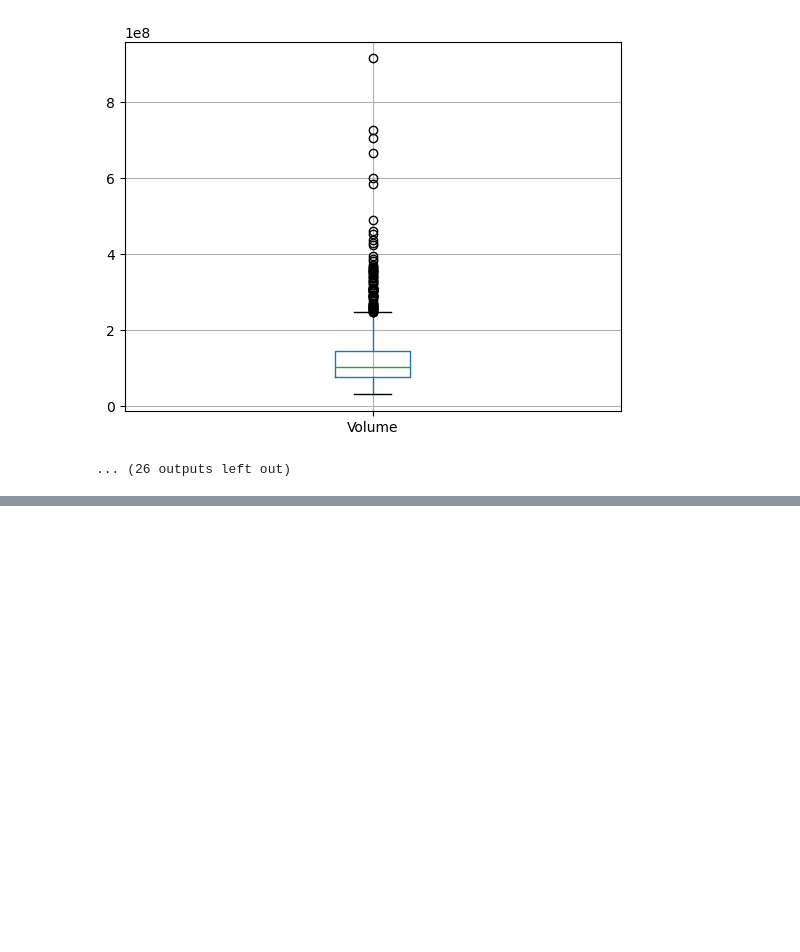
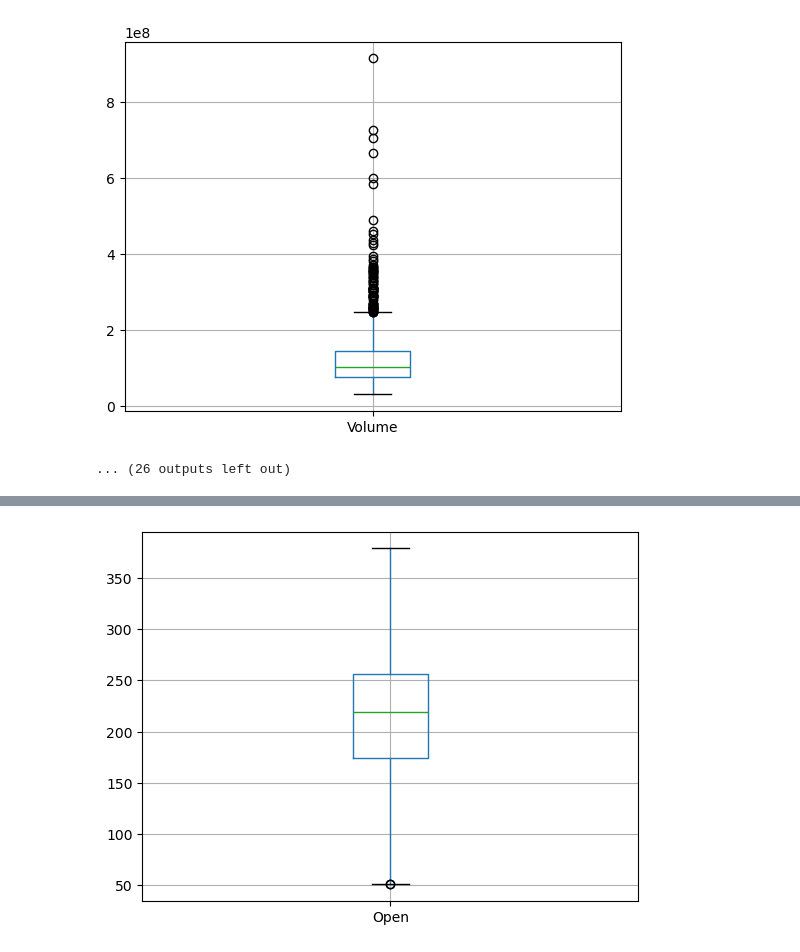
Before and after one commit to TCCCODADA/TCCII, a Jupyter notebook: extraction.ipynb, the cells around one changed output, grey strips where cells are left out. Saved outputs shown, nothing was run; the diff lists cells and outputs as text; code cells hidden in the pictures; blank space fills up the shorter version.

```diff
--- a/extraction.ipynb
+++ b/extraction.ipynb
@@ -210,0 +180,12 @@ Wall time: 224 ms
+# %%
+for arq in lista_arquivos:
+    df = pd.read_csv(f"Base_dados/{arq}")
+    # Remover as colunas que não estão nas colunas oficiais
+    colunas_lixo = [col for col in df.columns if col not in colunas_oficiais]
+
+    if colunas_lixo:
+        df = df.drop(columns=colunas_lixo)
+
+    df.to_csv(f"Base_dados/{arq}", index=True)
+
+df.head()
@@ -272,62 +277,47 @@ Volume
 # lista_arquivos VARIÁVEL COM O NOME DAS BASES
 
 # Colunas para tratar os outliers
-print(type(df))
-print(df)
+# print(type(df))
+# print(df)
 
-# Laço para percorrer cada base de dados
-for i, df in enumerate(lista_arquivos):
-    print(f"Tratando base de dados {i + 1}")
+# Laço para percorrer cada base de dados (cada arquivo)
+for i, arquivo in enumerate(lista_arquivos):
+    print(f"Tratando base de dados {i + 1}: {arquivo}")
+
+    # Carregar o DataFrame a partir do arquivo CSV
+    df = pd.read_csv(f"Base_dados/{arquivo}")
 
     # Percorrer cada coluna que precisa ser tratada
-    for coluna in colunas_para_tratar:
-        # Calcular o IQR para a coluna atual
-        print(coluna)
-        Q1 = df[coluna].quantile(0.25)
-        Q3 = df[coluna].quantile(0.75)
-        IQR = Q3 - Q1
+    for coluna in nome_colunas:
+        # Verificar se a coluna existe no DataFrame (evitar erros)
+        if coluna in df.columns:
+            print(f"Tratando a coluna: {coluna}")
 
-        limite_inferior = Q1 - 1.5 * IQR
-        limite_superior = Q3 + 1.5 * IQR
+            # Calcular o IQR para a coluna atual
+            Q1 = df[coluna].quantile(0.25)
+            Q3 = df[coluna].quantile(0.75)
+            IQR = Q3 - Q1
 
-        # Marcar os outliers como NaN
-        df[coluna] = df[coluna].apply(lambda x: None if (x < limite_inferior or x > limite_superior) else x)
+            limite_inferior = Q1 - 1.5 * IQR
+            limite_superior = Q3 + 1.5 * IQR
 
-        # Interpolar os valores NaN (outliers) usando interpolação linear
-        df[coluna] = df[coluna].interpolate()
+            # Marcar os outliers como NaN
+            df[coluna] = df[coluna].apply(lambda x: None if (x < limite_inferior or x > limite_superior) else x)
+
+            # Interpolar os valores NaN (outliers) usando interpolação linear
+            df[coluna] = df[coluna].interpolate()
+
+        else:
+            print(f"Coluna {coluna} não encontrada no DataFrame.")
 
     # Exibir uma amostra da base tratada para verificação
     print(df.head())
 
-
-
-# # Exemplo com uma coluna de dados 'SMA_10'
-# Q1 = df['Volume'].quantile(0.25)
-# Q3 = df['Volume'].quantile(0.75)
-# IQR = Q3 - Q1
-
-# limite_inferior = Q1 - 1.5 * IQR
-# limite_superior = Q3 + 1.5 * IQR
-
-# # Marcar os outliers como NaN
-# df['Volume'] = df['Volume'].apply(lambda x: None if (x < limite_inferior or x > limite_superior) else x)
-
-# # Interpolar os valores NaN (outliers) usando interpolação linear
-# df['Volume'] = df['Volume'].interpolate()
-
-# # Filtrar e armazenar os outliers
-# # df = df[(df['Volume'] > limite_inferior) & (df['Volume'] < limite_superior)]
-
-# # print(limite_superior)
-# # print(limite_inferior)
-
-# # df.boxplot(column='Volume')
-# plt.show()
-# df.head(20)
-
-# # # Exibir os outliers
-# # print(outliers)
-
+for colout in nome_colunas:
+    a = df.boxplot(column=[colout])
+    print(f"{a}\n{colout}")
+    a = 0
+    plt.show()
 # # # Opcional: Salvar os outliers em um arquivo CSV
 # # outliers.to_csv('outliers_Volume.csv', index=False)
 # %% [output]
@@ -350,0 +341 @@ Tratando base de dados 1
+[figure, added]
```
Also changed, not shown: parts of 24 cells of this notebook, 7 other files.
